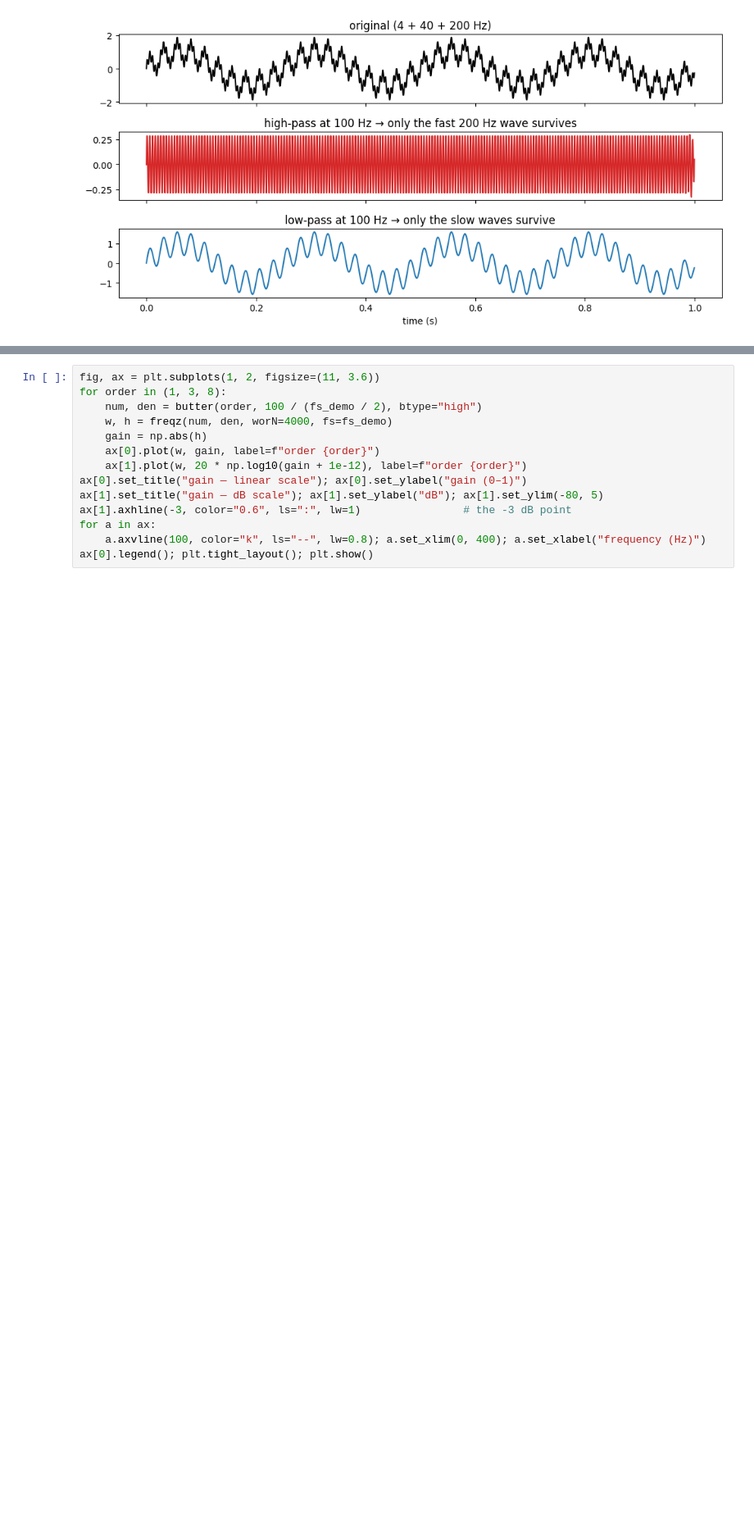
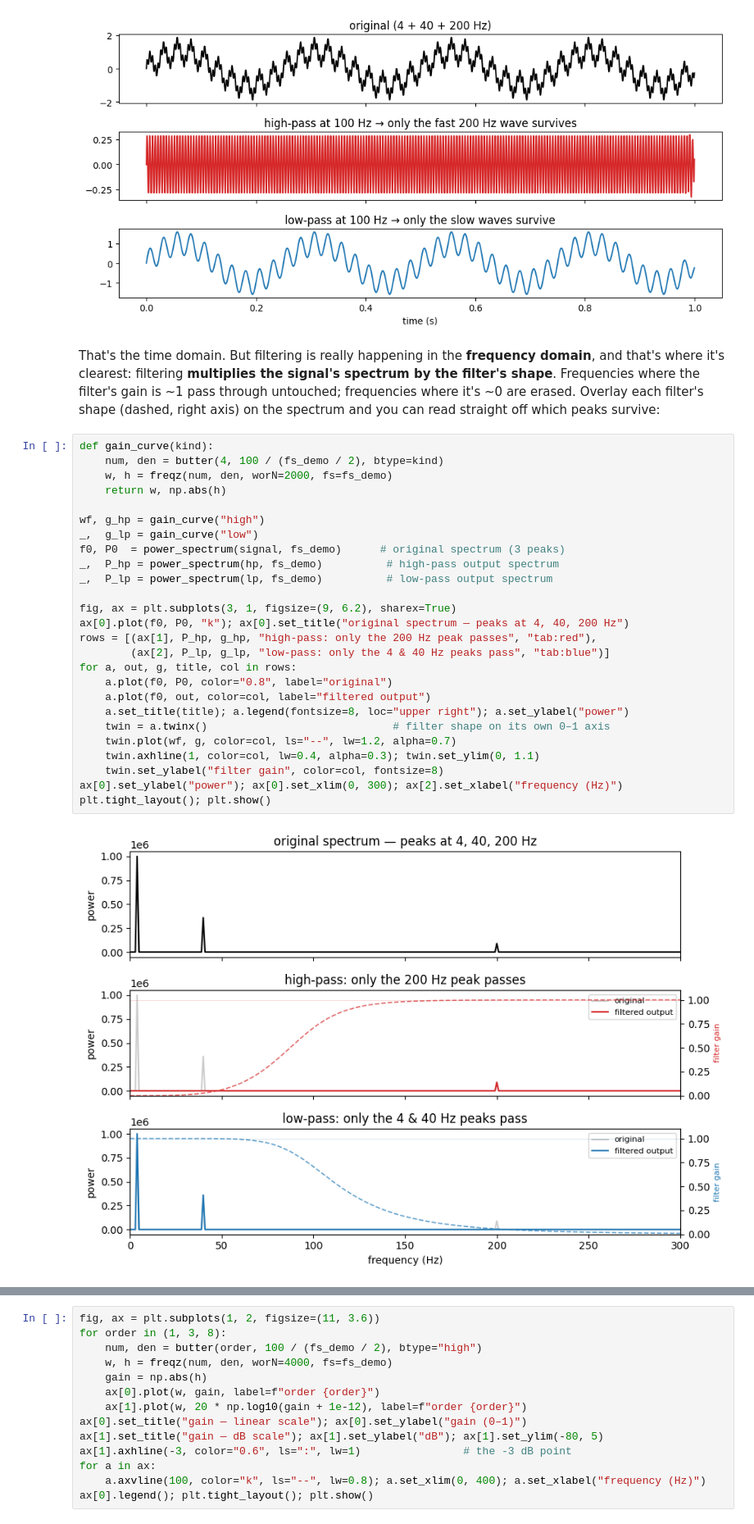
Before and after one commit to stootoon/swc-en-2026, a Jupyter notebook: ephys-pop/notebooks/02_preprocessing_solutions.ipynb, the cells around one changed output, grey strips where cells are left out. Shown at 82% size. Cells and saved outputs as stored; diff of their text form; blank space fills up the shorter version.

```diff
--- a/ephys-pop/notebooks/02_preprocessing_solutions.ipynb
+++ b/ephys-pop/notebooks/02_preprocessing_solutions.ipynb
@@ -187,4 +207,38 @@ ax[2].plot(t, lp, "tab:blue"); ax[2].set_title("low-pass at 100 Hz → only the
 ax[2].set_xlabel("time (s)"); plt.tight_layout(); plt.show()
 # %% [output]
 [figure]
+# %% [markdown]
+That's the time domain. But filtering is really happening in the **frequency domain**,
+and that's where it's clearest: filtering **multiplies the signal's spectrum by the
+filter's shape**. Frequencies where the filter's gain is ~1 pass through untouched;
+frequencies where it's ~0 are erased. Overlay each filter's shape (dashed, right axis)
+on the spectrum and you can read straight off which peaks survive:
+# %%
+def gain_curve(kind):
+    num, den = butter(4, 100 / (fs_demo / 2), btype=kind)
+    w, h = freqz(num, den, worN=2000, fs=fs_demo)
+    return w, np.abs(h)
+
+wf, g_hp = gain_curve("high")
+_,  g_lp = gain_curve("low")
+f0, P0  = power_spectrum(signal, fs_demo)      # original spectrum (3 peaks)
+_,  P_hp = power_spectrum(hp, fs_demo)          # high-pass output spectrum
+_,  P_lp = power_spectrum(lp, fs_demo)          # low-pass output spectrum
+
+fig, ax = plt.subplots(3, 1, figsize=(9, 6.2), sharex=True)
+ax[0].plot(f0, P0, "k"); ax[0].set_title("original spectrum — peaks at 4, 40, 200 Hz")
+rows = [(ax[1], P_hp, g_hp, "high-pass: only the 200 Hz peak passes", "tab:red"),
+        (ax[2], P_lp, g_lp, "low-pass: only the 4 & 40 Hz peaks pass", "tab:blue")]
+for a, out, g, title, col in rows:
+    a.plot(f0, P0, color="0.8", label="original")
+    a.plot(f0, out, color=col, label="filtered output")
+    a.set_title(title); a.legend(fontsize=8, loc="upper right"); a.set_ylabel("power")
+    twin = a.twinx()                             # filter shape on its own 0–1 axis
+    twin.plot(wf, g, color=col, ls="--", lw=1.2, alpha=0.7)
+    twin.axhline(1, color=col, lw=0.4, alpha=0.3); twin.set_ylim(0, 1.1)
+    twin.set_ylabel("filter gain", color=col, fontsize=8)
+ax[0].set_ylabel("power"); ax[0].set_xlim(0, 300); ax[2].set_xlabel("frequency (Hz)")
+plt.tight_layout(); plt.show()
+# %% [output]
+[figure, added]
 # %% [markdown]
```
Also changed, not shown: parts of 17 cells of this notebook, 19 other files.
